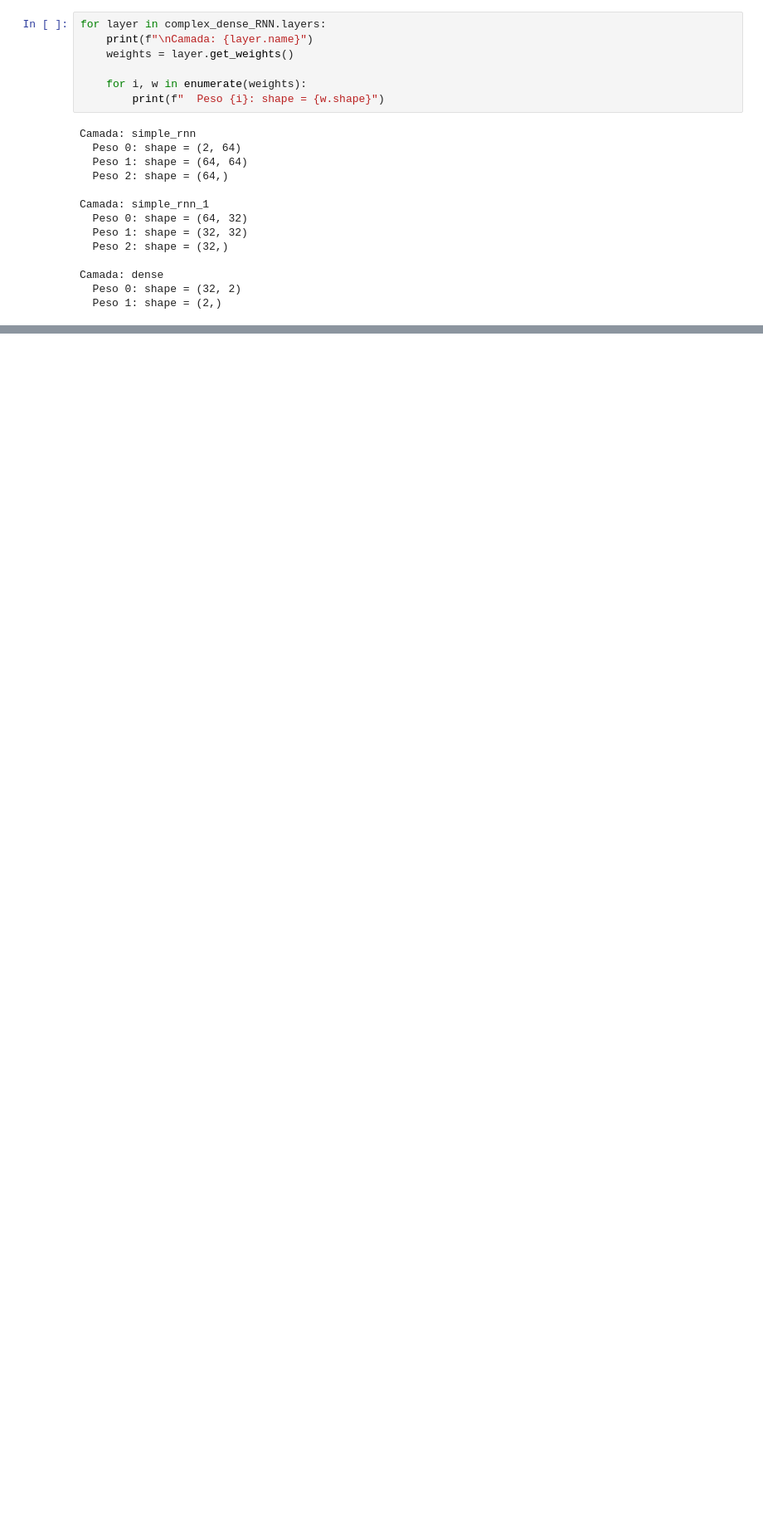
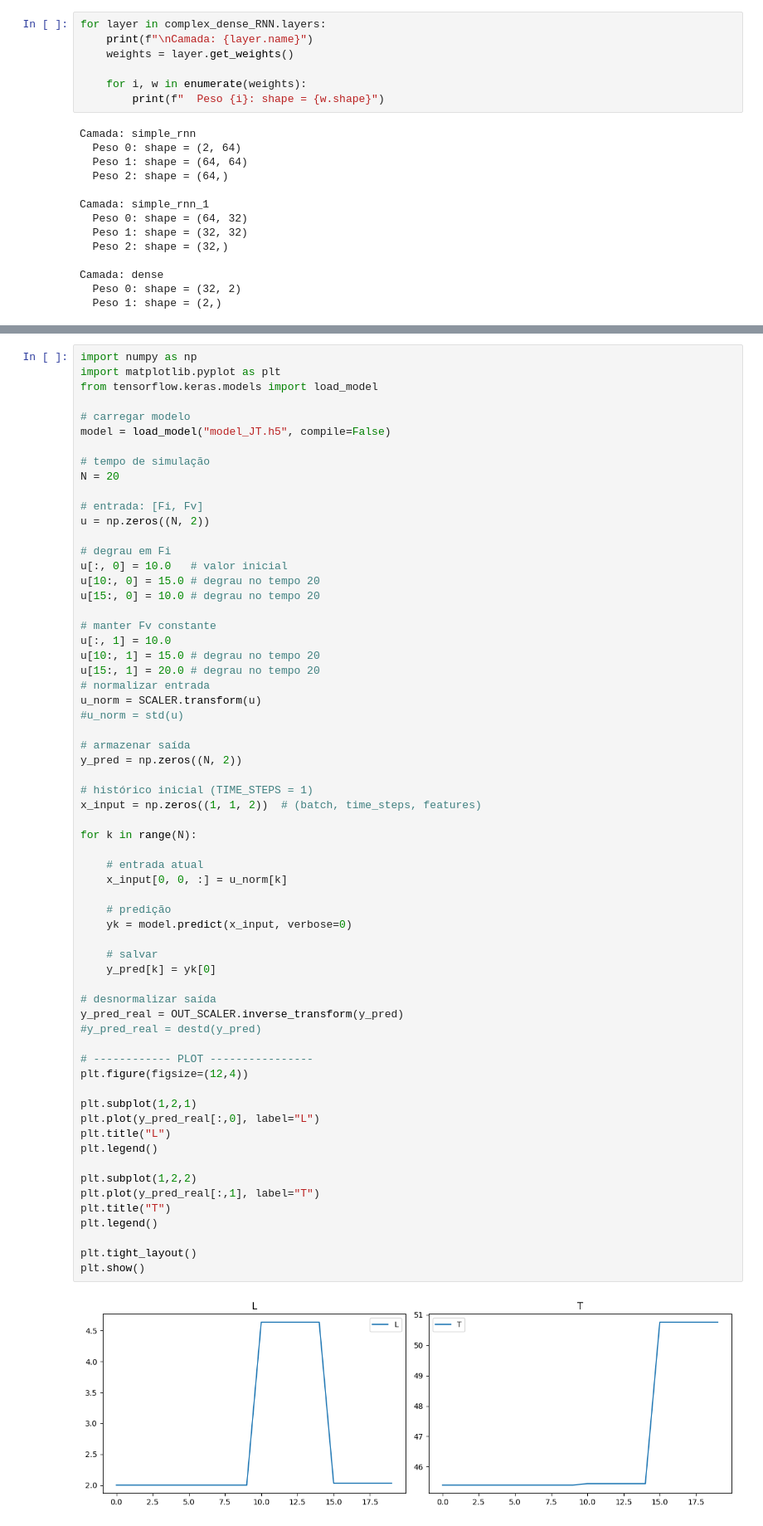
Before and after one commit to ChristianAllan/NMPC_with_RNA, a Jupyter notebook: JT_RNN/NativeRnn.ipynb, the cells around one changed output, grey strips where cells are left out. Shown at 83% size. Drawn from its saved outputs; the diff is of its cells as text; blank space fills up the shorter version.

```diff
--- a/JT_RNN/NativeRnn.ipynb
+++ b/JT_RNN/NativeRnn.ipynb
@@ -458,0 +492,65 @@ plt.show()
+# %%
+import numpy as np
+import matplotlib.pyplot as plt
+from tensorflow.keras.models import load_model
+
+# carregar modelo
+model = load_model("model_JT.h5", compile=False)
+
+# tempo de simulação
+N = 20
+
+# entrada: [Fi, Fv]
+u = np.zeros((N, 2))
+
+# degrau em Fi
+u[:, 0] = 10.0   # valor inicial
+u[10:, 0] = 15.0 # degrau no tempo 20
+u[15:, 0] = 10.0 # degrau no tempo 20
+
+# manter Fv constante
+u[:, 1] = 10.0
+u[10:, 1] = 15.0 # degrau no tempo 20
+u[15:, 1] = 20.0 # degrau no tempo 20
+# normalizar entrada
+u_norm = SCALER.transform(u)
+#u_norm = std(u)
+
+# armazenar saída
+y_pred = np.zeros((N, 2))
+
+# histórico inicial (TIME_STEPS = 1)
+x_input = np.zeros((1, 1, 2))  # (batch, time_steps, features)
+
+for k in range(N):
+
+    # entrada atual
+    x_input[0, 0, :] = u_norm[k]
+
+    # predição
+    yk = model.predict(x_input, verbose=0)
+
+    # salvar
+    y_pred[k] = yk[0]
+
+# desnormalizar saída
+y_pred_real = OUT_SCALER.inverse_transform(y_pred)
+#y_pred_real = destd(y_pred)
+
+# ------------ PLOT ----------------
+plt.figure(figsize=(12,4))
+
+plt.subplot(1,2,1)
+plt.plot(y_pred_real[:,0], label="L")
+plt.title("L")
+plt.legend()
+
+plt.subplot(1,2,2)
+plt.plot(y_pred_real[:,1], label="T")
+plt.title("T")
+plt.legend()
+
+plt.tight_layout()
+plt.show()
+# %% [output]
+[figure, added]
```
Also changed, not shown: parts of 14 cells of this notebook, 30 other files.
